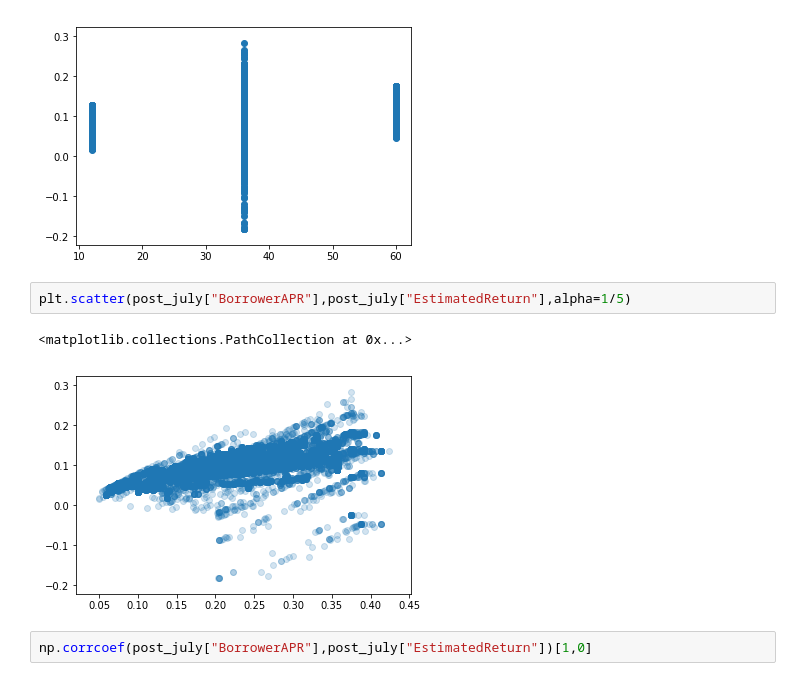
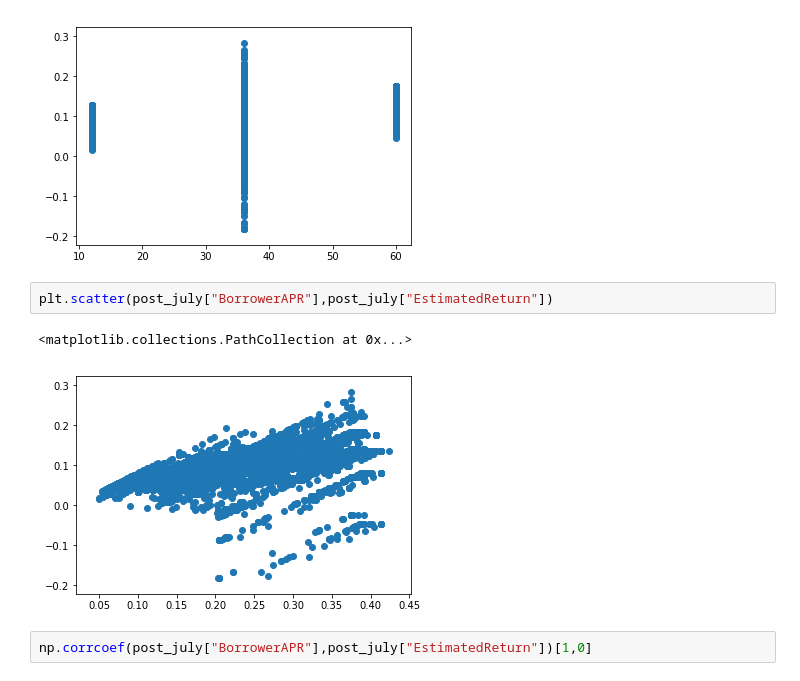
Before and after one commit to jovanmedfordDataAnalyst/loan-data-from-prosper, a Jupyter notebook: loan-analysis.ipynb, the cells around one changed output. Saved outputs shown, nothing was run; the diff lists cells and outputs as text.

```diff
--- a/loan-analysis.ipynb
+++ b/loan-analysis.ipynb
@@ -295,10 +285,10 @@ plt.scatter(post_july["Term"],post_july["EstimatedReturn"])
 <matplotlib.collections.PathCollection at 0x...>
 [figure]
 # %%
-plt.scatter(post_july["BorrowerAPR"],post_july["EstimatedReturn"],alpha=1/5)
+plt.scatter(post_july["BorrowerAPR"],post_july["EstimatedReturn"])
 # %% [output]
 <matplotlib.collections.PathCollection at 0x...>
-[figure, old version]
+[figure, new version]
 # %%
 np.corrcoef(post_july["BorrowerAPR"],post_july["EstimatedReturn"])[1,0]
 # %% [output]
```
Also changed, not shown: parts of 19 cells of this notebook.
